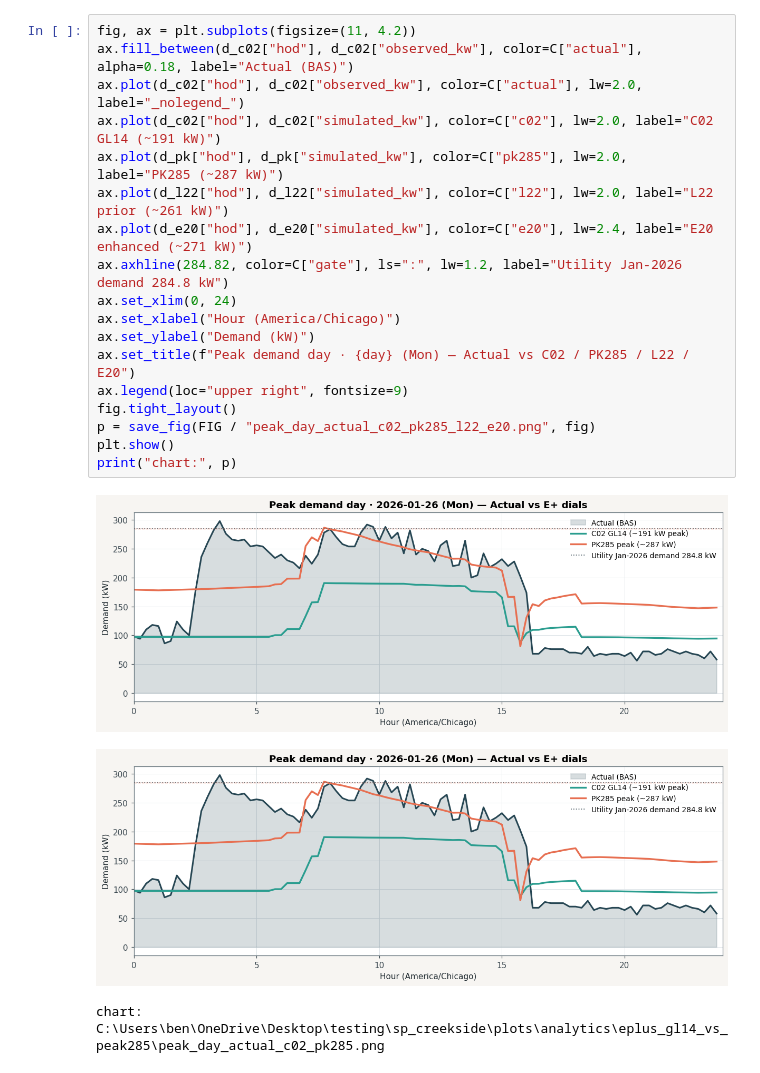
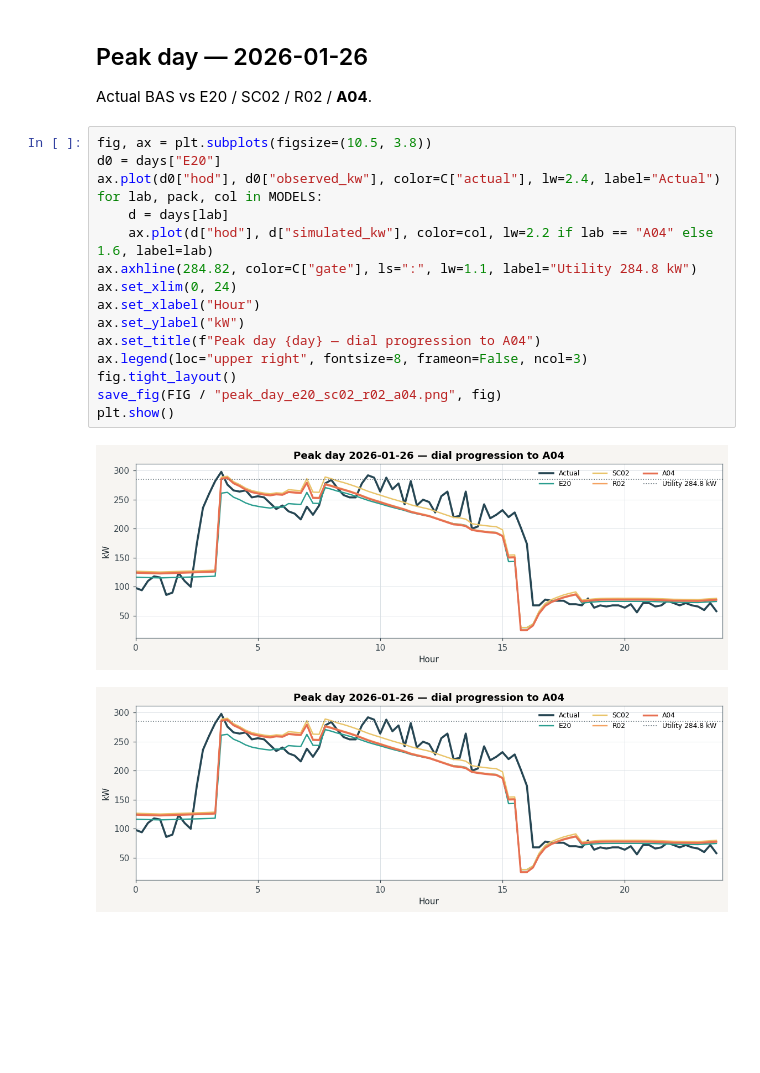
Before and after one commit to bbartling/py-bacnet-stacks-playground, a Jupyter notebook: vibe_code_apps_22/notebooks/lakeside_eplus_gl14_vs_peak285.ipynb, the cells around one changed output. Cells and saved outputs as stored; diff of their text form; blank space fills up the shorter version.

```diff
--- a/vibe_code_apps_22/notebooks/lakeside_eplus_gl14_vs_peak285.ipynb
+++ b/vibe_code_apps_22/notebooks/lakeside_eplus_gl14_vs_peak285.ipynb
@@ -210,22 +186,23 @@ Agent check: does the dual champion climb with opt-start in the morning without
+# %% [markdown]
+## Peak day — 2026-01-26
+
+Actual BAS vs E20 / SC02 / R02 / **A04**.
 # %%
-fig, ax = plt.subplots(figsize=(11, 4.2))
-ax.fill_between(d_c02["hod"], d_c02["observed_kw"], color=C["actual"], alpha=0.18, label="Actual (BAS)")
-ax.plot(d_c02["hod"], d_c02["observed_kw"], color=C["actual"], lw=2.0, label="_nolegend_")
-ax.plot(d_c02["hod"], d_c02["simulated_kw"], color=C["c02"], lw=2.0, label="C02 GL14 (~191 kW)")
-ax.plot(d_pk["hod"], d_pk["simulated_kw"], color=C["pk285"], lw=2.0, label="PK285 (~287 kW)")
-ax.plot(d_l22["hod"], d_l22["simulated_kw"], color=C["l22"], lw=2.0, label="L22 prior (~261 kW)")
-ax.plot(d_e20["hod"], d_e20["simulated_kw"], color=C["e20"], lw=2.4, label="E20 enhanced (~271 kW)")
-ax.axhline(284.82, color=C["gate"], ls=":", lw=1.2, label="Utility Jan-2026 demand 284.8 kW")
+fig, ax = plt.subplots(figsize=(10.5, 3.8))
+d0 = days["E20"]
+ax.plot(d0["hod"], d0["observed_kw"], color=C["actual"], lw=2.4, label="Actual")
+for lab, pack, col in MODELS:
+    d = days[lab]
+    ax.plot(d["hod"], d["simulated_kw"], color=col, lw=2.2 if lab == "A04" else 1.6, label=lab)
+ax.axhline(284.82, color=C["gate"], ls=":", lw=1.1, label="Utility 284.8 kW")
 ax.set_xlim(0, 24)
-ax.set_xlabel("Hour (America/Chicago)")
-ax.set_ylabel("Demand (kW)")
-ax.set_title(f"Peak demand day · {day} (Mon) — Actual vs C02 / PK285 / L22 / E20")
-ax.legend(loc="upper right", fontsize=9)
+ax.set_xlabel("Hour")
+ax.set_ylabel("kW")
+ax.set_title(f"Peak day {day} — dial progression to A04")
+ax.legend(loc="upper right", fontsize=8, frameon=False, ncol=3)
 fig.tight_layout()
-p = save_fig(FIG / "peak_day_actual_c02_pk285_l22_e20.png", fig)
+save_fig(FIG / "peak_day_e20_sc02_r02_a04.png", fig)
 plt.show()
-print("chart:", p)
 # %% [output]
-[figure, old version]
+[figure, new version]
-[figure, old version]
+[figure, new version]
-chart: C:\Users\ben\OneDrive\Desktop\testing\sp_creekside\plots\analytics\eplus_gl14_vs_peak285\peak_day_actual_c02_pk285.png
```
Also changed, not shown: parts of 27 cells of this notebook, 14 other files.
